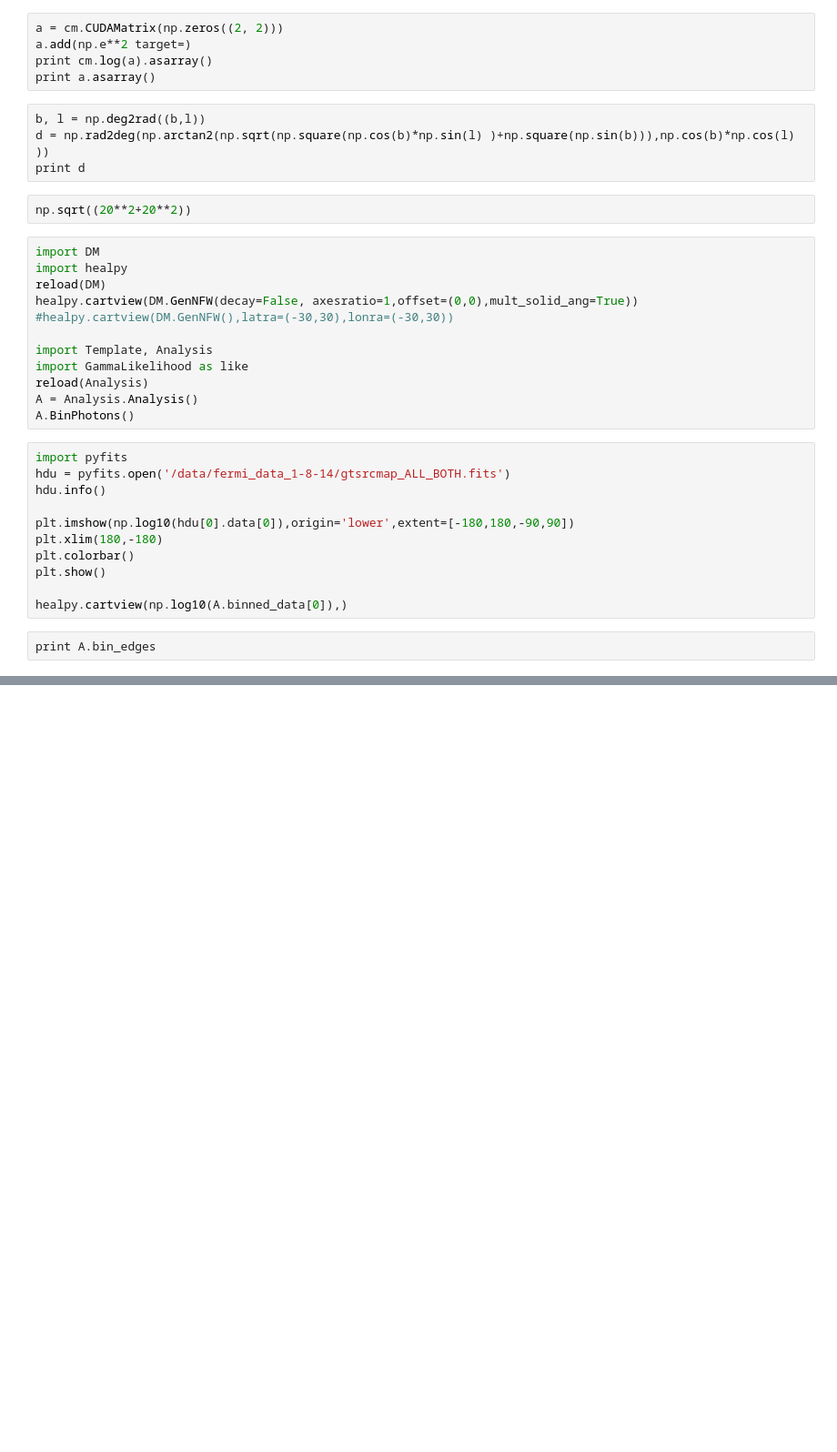
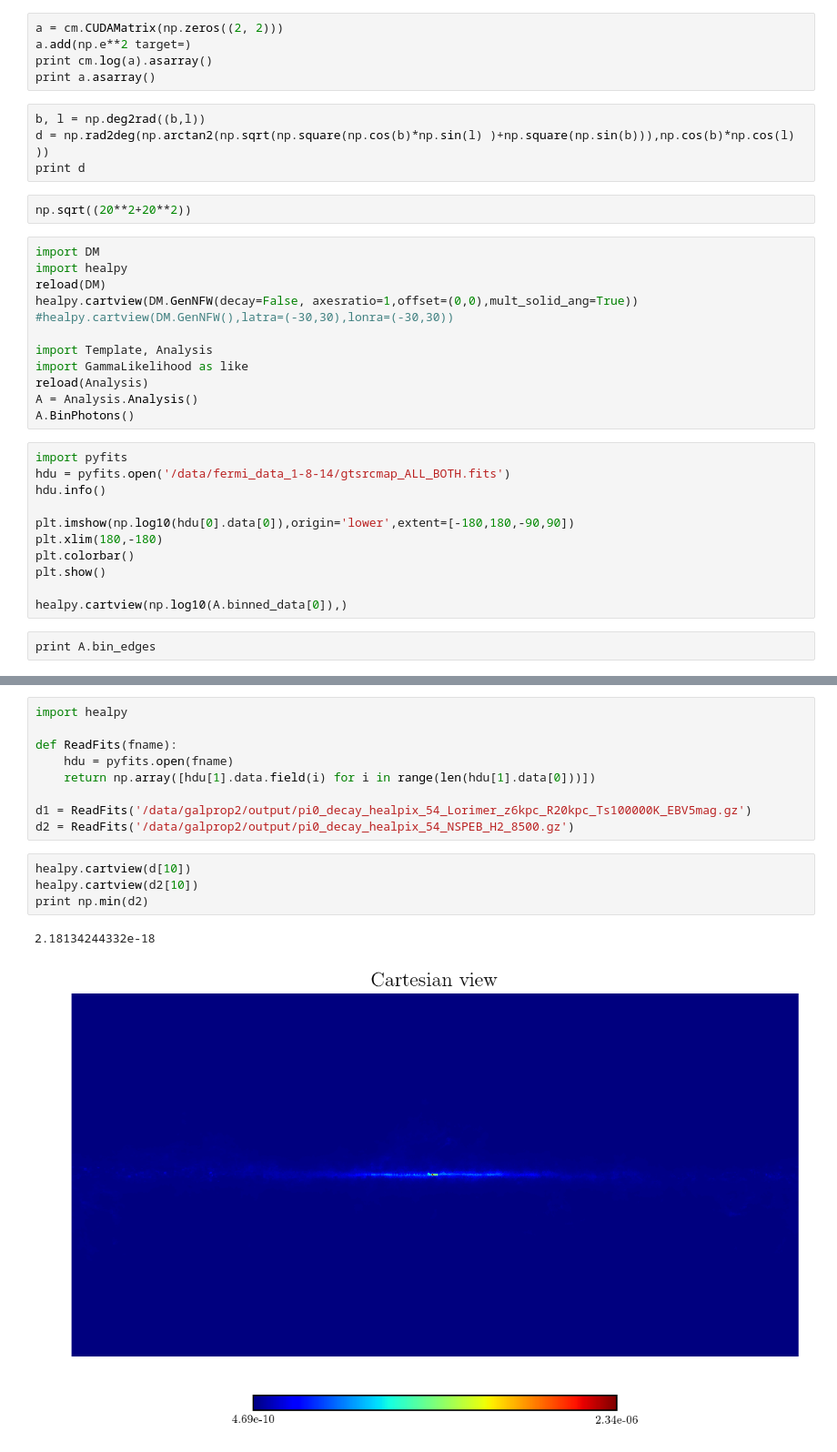
Before and after one commit to erccarls/GammaLike_dev, a Jupyter notebook: Junk.ipynb, the cells around one changed output, grey strips where cells are left out. Shown at 91% size. Saved outputs shown, nothing was run; the diff lists cells and outputs as text; blank space fills up the shorter version.

```diff
--- a/Junk.ipynb
+++ b/Junk.ipynb
@@ -186,0 +210,16 @@ print A.bin_edges
+# %%
+import healpy
+
+def ReadFits(fname):
+    hdu = pyfits.open(fname)
+    return np.array([hdu[1].data.field(i) for i in range(len(hdu[1].data[0]))])
+
+d1 = ReadFits('/data/galprop2/output/pi0_decay_healpix_54_Lorimer_z6kpc_R20kpc_Ts100000K_EBV5mag.gz')
+d2 = ReadFits('/data/galprop2/output/pi0_decay_healpix_54_NSPEB_H2_8500.gz')
+# %%
+healpy.cartview(d[10])
+healpy.cartview(d2[10])
+print np.min(d2)
+# %% [output]
+2.18134244332e-18
+[figure, added]
```
Also changed, not shown: parts of 6 cells of this notebook, 22 other files.
